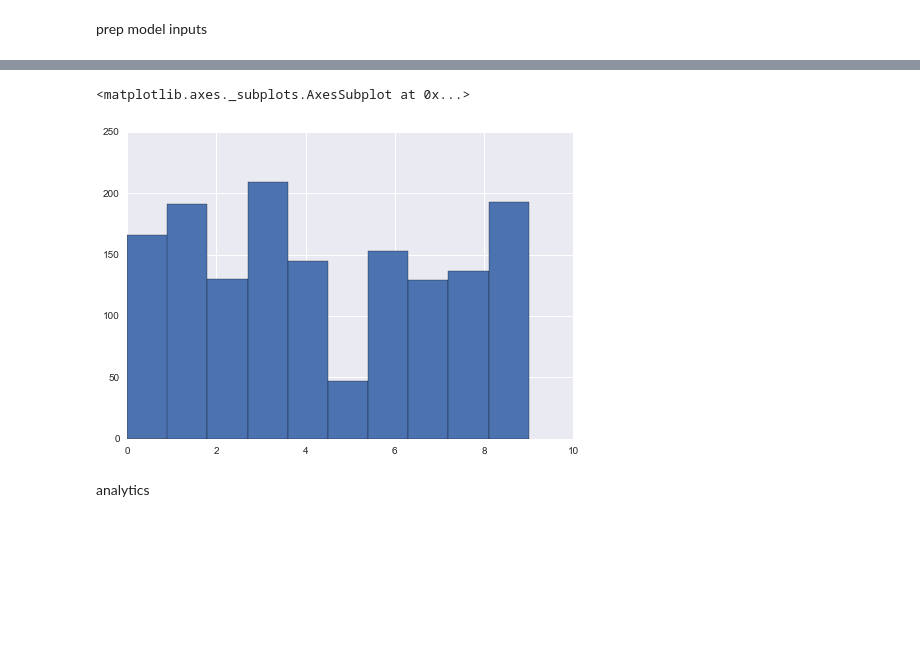
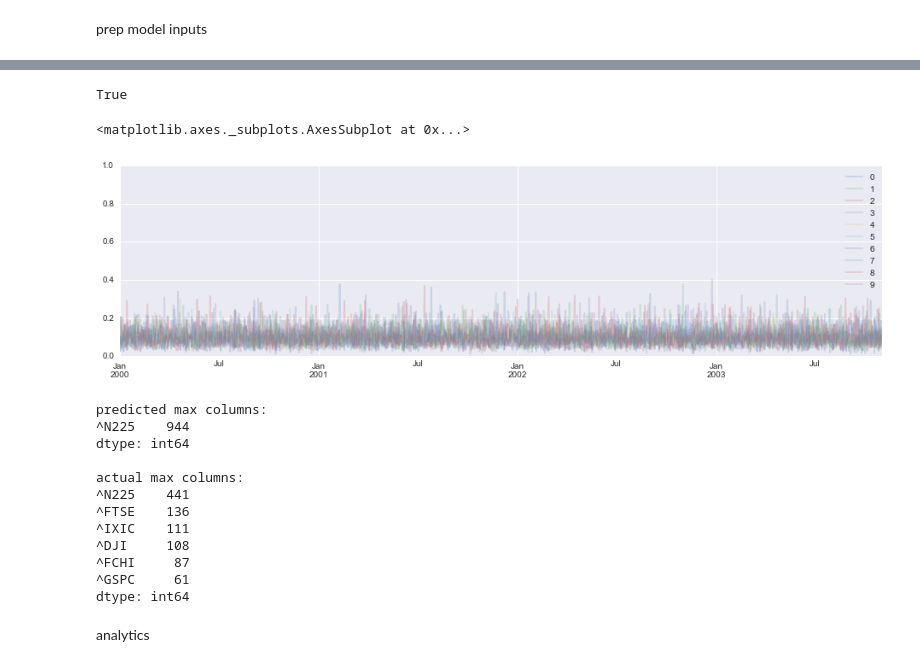
Before and after one commit to rhouck/nn_port, a Jupyter notebook: train model.ipynb, the cells around one changed output, grey strips where cells are left out. Drawn from its saved outputs; the diff is of its cells as text; code cells hidden in the pictures; blank space fills up the shorter version.

```diff
--- a/train model.ipynb
+++ b/train model.ipynb
@@ -70,0 +75,8 @@ linear model w softmax
+# %%
+print Xs.shape
+print ys.shape
+Xs, ys = validate_and_format_Xs_ys(Xs, ys)
+print Xs.shape
+print ys.shape
+train, test = split_inputs_by_date(Xs, ys, datetime.date(2200,1,1), buffer_days=1)
+Xs_train, ys_train = train[0].values, train[1].values
@@ -81,2 +91,0 @@ two hidden layer softmax
-# %%
-Xs, ys = mnist.train.next_batch(1500)
@@ -83,4 +118,4 @@ Xs, ys = mnist.train.next_batch(1500)
 # %%
 from model import *
-probs, labels = train_nn_softmax(Xs, ys, mnist, 100, 500, [128, 32, 6])
+probs, labels, stats = train_nn_softmax(Xs_train, ys_train, [], 50000, 1000, .4)
 # %% [output]
@@ -103,8 +139,38 @@ pd.DataFrame(probs).head()
-# %%
-pd.Series(labels).hist()
-# %% [output]
-<matplotlib.axes._subplots.AxesSubplot at 0x...>
-[figure, removed]
+# %%
+probs = pd.DataFrame(probs, columns=ys.columns, index=ys.index)
+equal_weight = 1. / probs.shape[1]
+dist_from_equal = (probs.mean(axis=0) - equal_weight).abs()
+(dist_from_equal < .05).all()
+# %% [output]
+True
+# %%
+probs = pd.DataFrame(probs, columns=ys.columns, index=ys.index)
+probs.plot(figsize=[16,4], ylim=[0,1], alpha=.2)
+# %% [output]
+<matplotlib.axes._subplots.AxesSubplot at 0x...>
+[figure, added]
+# %%
+cols = list(ys.columns)
+cols = dict(map(lambda x: (cols.index(x), x), cols))
+labels = pd.Series(labels).map(lambda x: cols[x])
+print('predicted max columns:')
+print labels.value_counts()
+print
+print('actual max columns:')
+print ys.apply(lambda x: list(x).index(max(x)), axis=1).map(lambda x: cols[x]).value_counts()
+# %% [output]
+predicted max columns:
+^N225    944
+dtype: int64
+
+actual max columns:
+^N225    441
+^FTSE    136
+^IXIC    111
+^DJI     108
+^FCHI     87
+^GSPC     61
+dtype: int64
 # %% [markdown]
 analytics
 # %%
```
Also changed, not shown: parts of 24 cells of this notebook, 5 other files.
